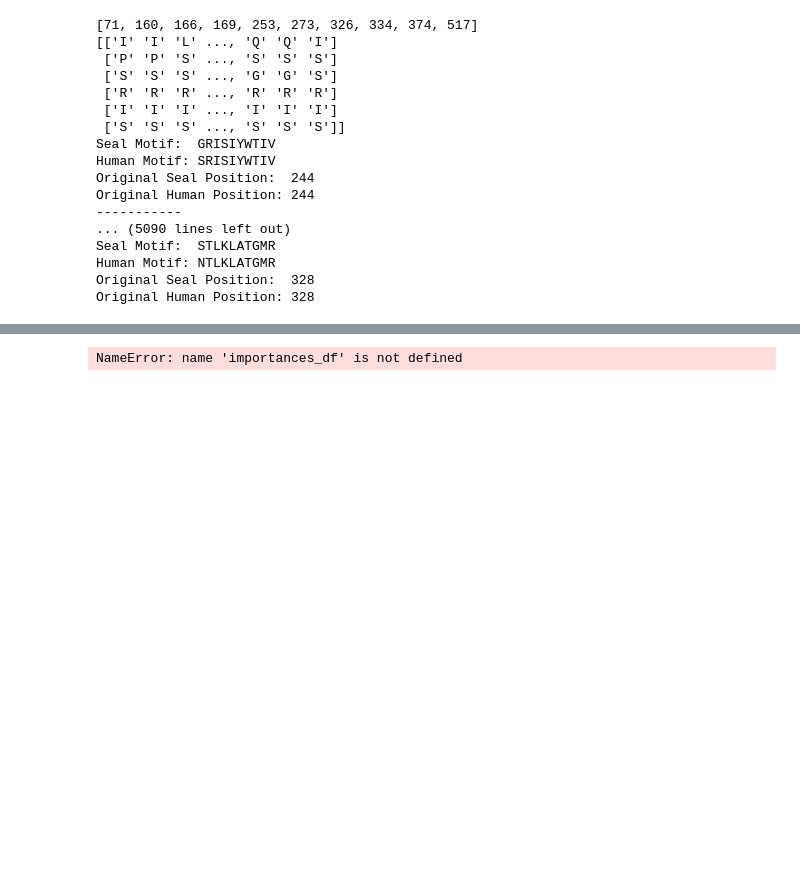
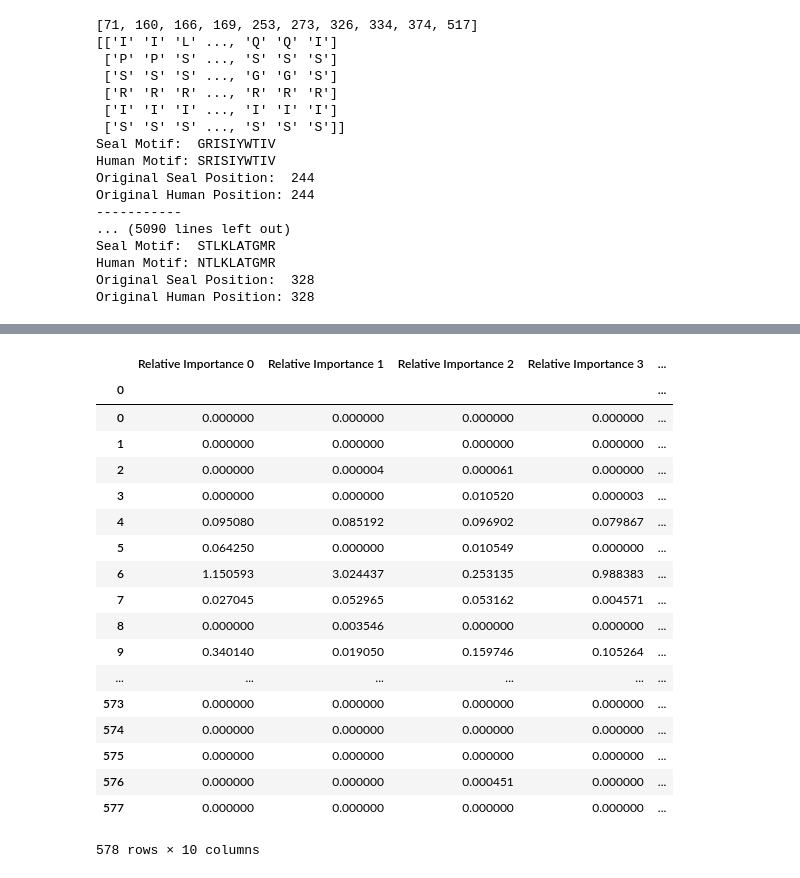
Before and after one commit to runstadler-lab/Seal-Random-Forest-Analysis, a Jupyter notebook: (3) Identify residues that best classify human vs. avian.ipynb, the cells around one changed output, grey strips where cells are left out. Drawn from its saved outputs; the diff is of its cells as text; code cells hidden in the pictures; blank space fills up the shorter version.

```diff
--- a/(3) Identify residues that best classify human vs. avian.ipynb
+++ b/(3) Identify residues that best classify human vs. avian.ipynb
@@ -350,7 +360,25 @@ for x in runs:
-# %%
-display(HTML(importances_df.head().to_html()))
-# %% [output]
-NameError: name 'importances_df' is not defined
+# %%
+importances_df
+# %% [output]
+|  | Relative Importance 0 | Relative Importance 1 | Relative Importance 2 | Relative Importance 3 | ... |
+| 0 |  |  |  |  | ... |
+| 0 | 0.000000 | 0.000000 | 0.000000 | 0.000000 | ... |
+| 1 | 0.000000 | 0.000000 | 0.000000 | 0.000000 | ... |
+| 2 | 0.000000 | 0.000004 | 0.000061 | 0.000000 | ... |
+| 3 | 0.000000 | 0.000000 | 0.010520 | 0.000003 | ... |
+| 4 | 0.095080 | 0.085192 | 0.096902 | 0.079867 | ... |
+| 5 | 0.064250 | 0.000000 | 0.010549 | 0.000000 | ... |
+| 6 | 1.150593 | 3.024437 | 0.253135 | 0.988383 | ... |
+| 7 | 0.027045 | 0.052965 | 0.053162 | 0.004571 | ... |
+| 8 | 0.000000 | 0.003546 | 0.000000 | 0.000000 | ... |
+| 9 | 0.340140 | 0.019050 | 0.159746 | 0.105264 | ... |
+| ... | ... | ... | ... | ... | ... |
+| 573 | 0.000000 | 0.000000 | 0.000000 | 0.000000 | ... |
+| 574 | 0.000000 | 0.000000 | 0.000000 | 0.000000 | ... |
+| 575 | 0.000000 | 0.000000 | 0.000000 | 0.000000 | ... |
+| 576 | 0.000000 | 0.000000 | 0.000451 | 0.000000 | ... |
+| 577 | 0.000000 | 0.000000 | 0.000000 | 0.000000 | ... |
+578 rows × 10 columns
 # %%
 print importances_df.T.mean().sum()
 print importances_df.T.mean()
```
Also changed, not shown: parts of 8 cells of this notebook, 3 other files.
